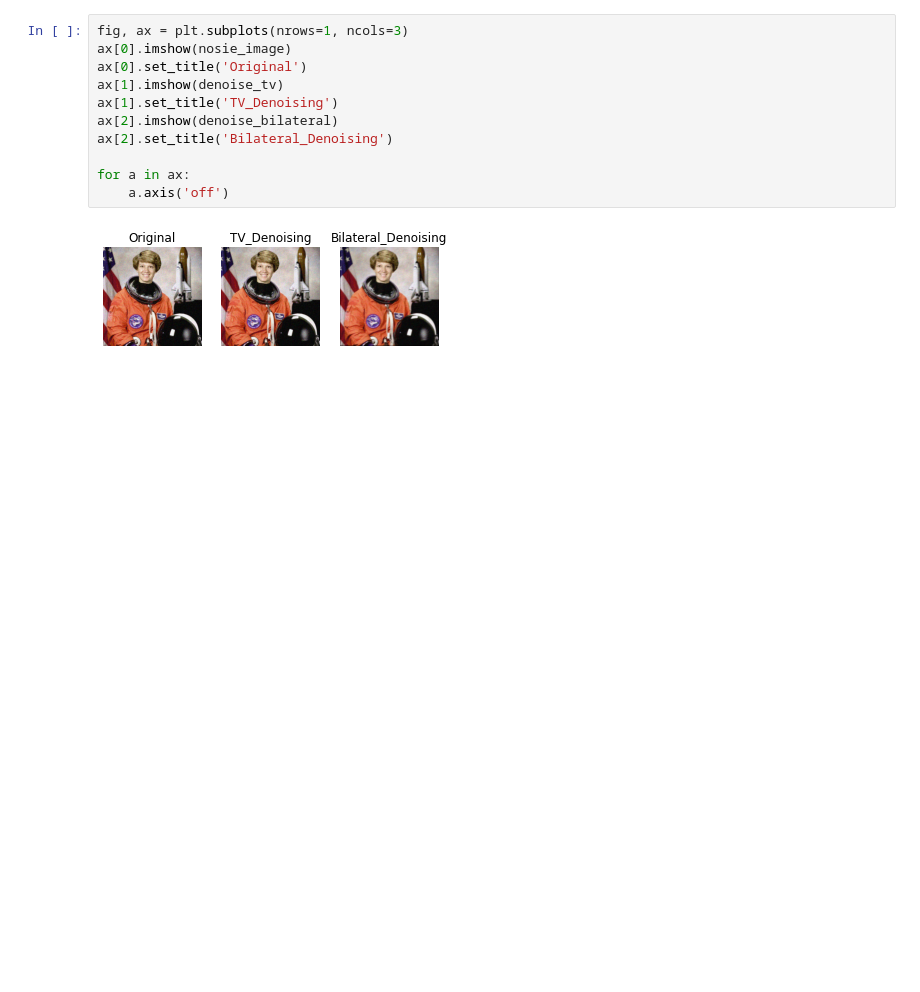
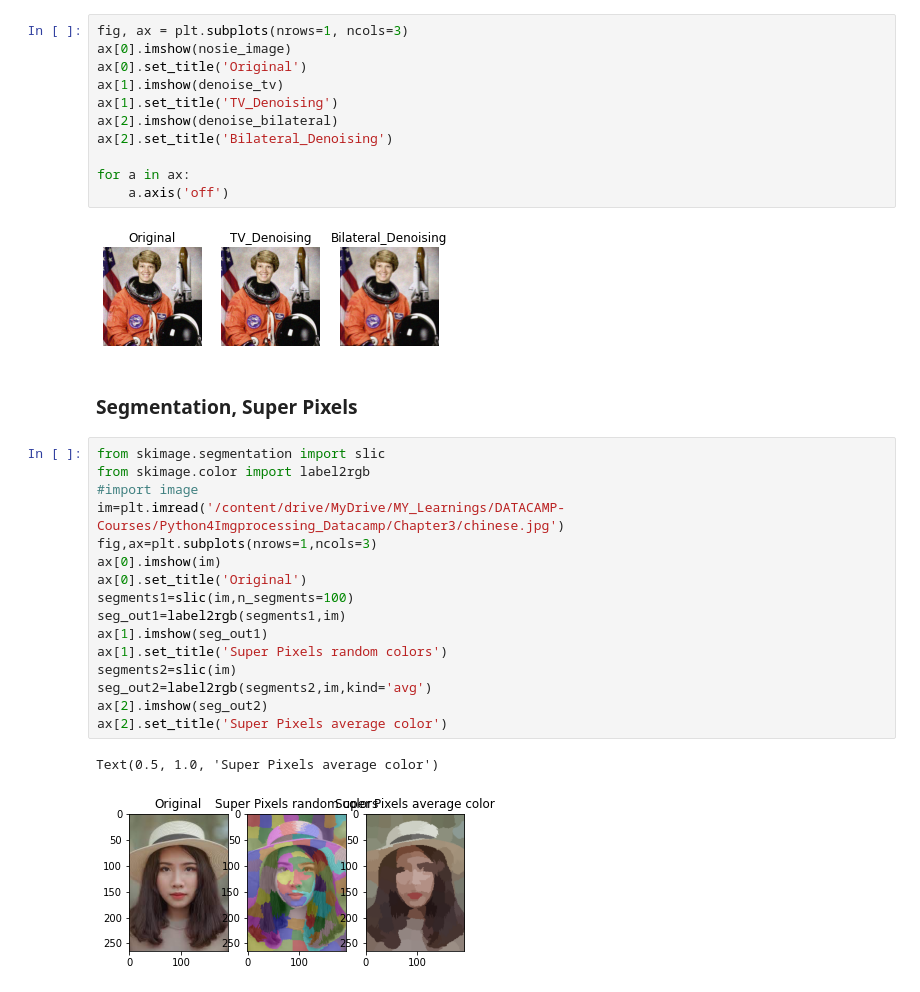
Before and after one commit to sikha2552/Python_ImageProcessing, a Jupyter notebook: Chapter3.ipynb, the cells around one changed output. Cells and saved outputs as stored; diff of their text form; blank space fills up the shorter version.

```diff
--- a/Chapter3.ipynb
+++ b/Chapter3.ipynb
@@ -115,3 +115,24 @@ for a in ax:
     a.axis('off')
 # %% [output]
 [figure]
+# %% [markdown]
+### Segmentation, Super Pixels
+# %%
+from skimage.segmentation import slic
+from skimage.color import label2rgb
+#import image
+im=plt.imread('/content/drive/MyDrive/MY_Learnings/DATACAMP-Courses/Python4Imgprocessing_Datacamp/Chapter3/chinese.jpg')
+fig,ax=plt.subplots(nrows=1,ncols=3)
+ax[0].imshow(im)
+ax[0].set_title('Original')
+segments1=slic(im,n_segments=100)
+seg_out1=label2rgb(segments1,im)
+ax[1].imshow(seg_out1)
+ax[1].set_title('Super Pixels random colors')
+segments2=slic(im)
+seg_out2=label2rgb(segments2,im,kind='avg')
+ax[2].imshow(seg_out2)
+ax[2].set_title('Super Pixels average color')
+# %% [output]
+Text(0.5, 1.0, 'Super Pixels average color')
+[figure, added]
```
Also changed, not shown: parts of 8 cells of this notebook.
